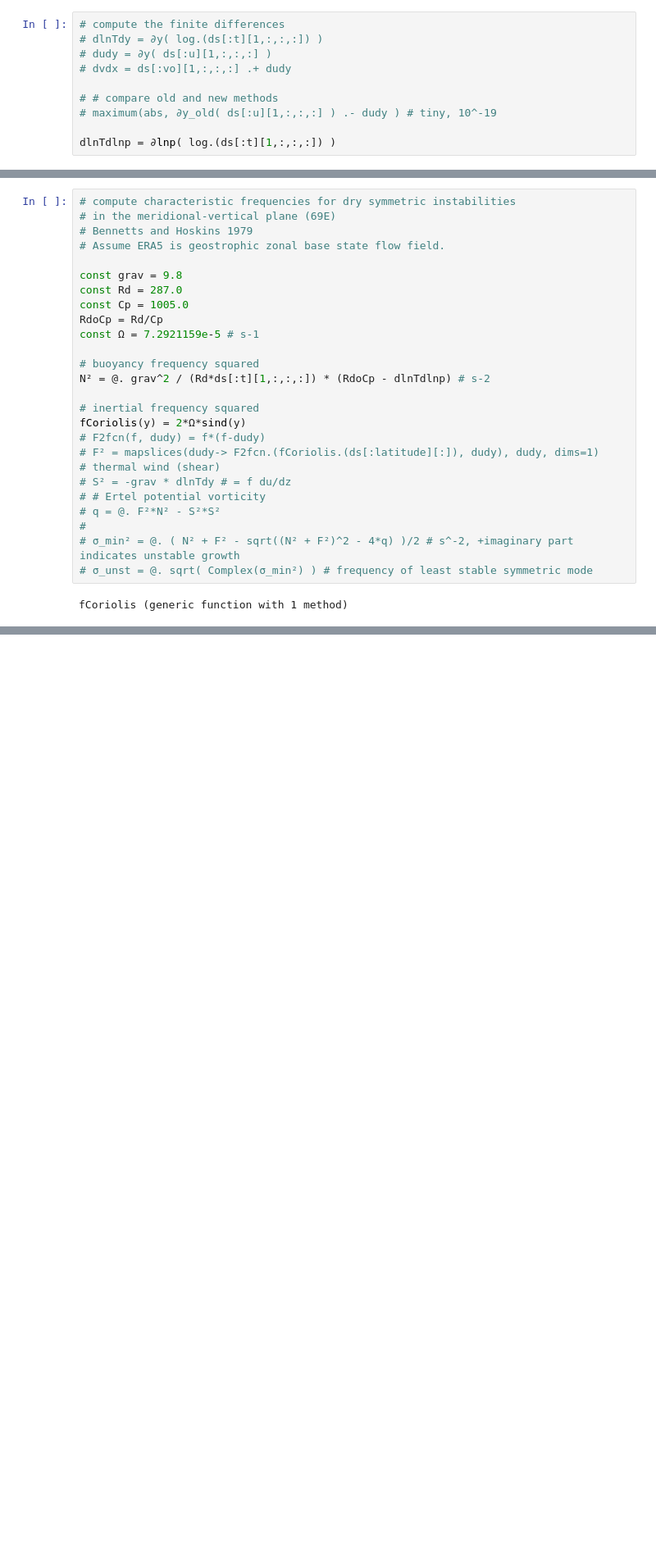
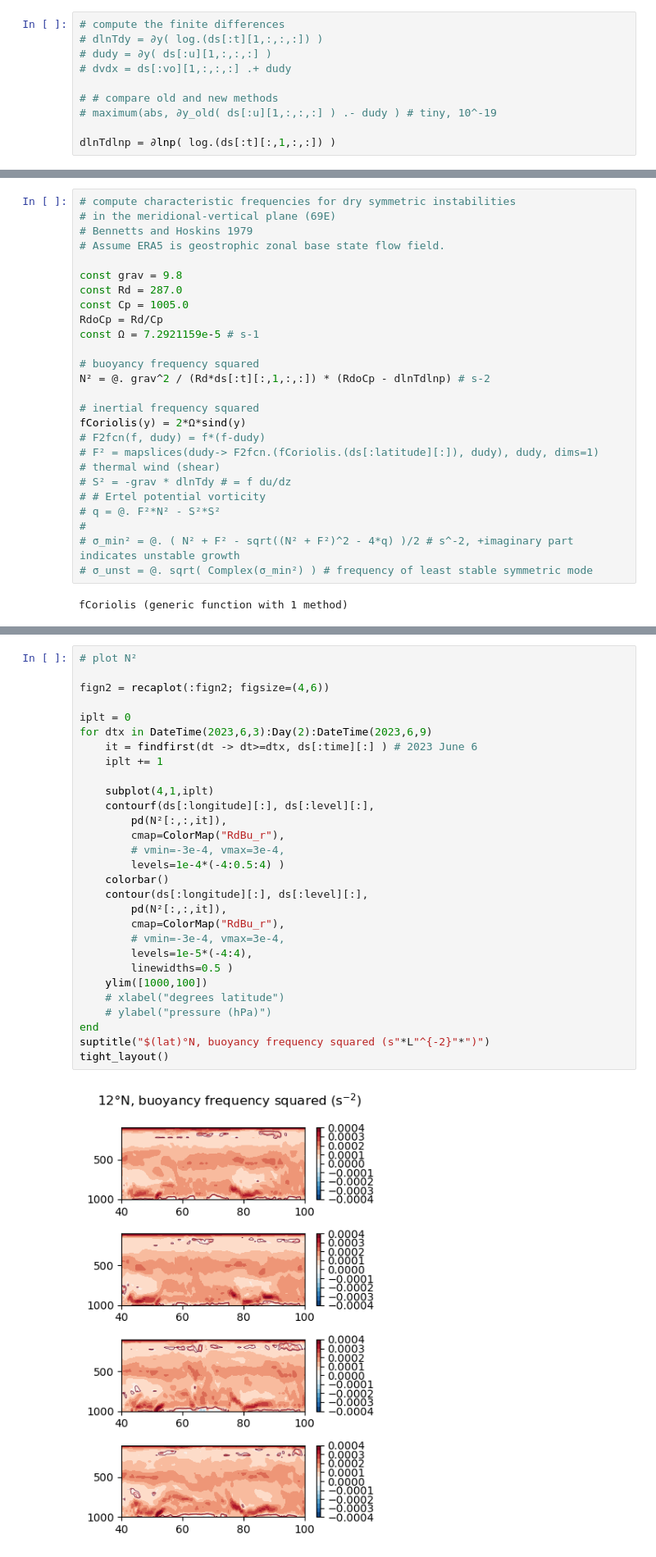
Before and after one commit to deszoeke/ASTRAL-era5, a Jupyter notebook: src/plot_12n.ipynb, the cells around one changed output, grey strips where cells are left out. Shown at 82% size. Saved outputs shown, nothing was run; the diff lists cells and outputs as text; blank space fills up the shorter version.

```diff
--- a/src/plot_12n.ipynb
+++ b/src/plot_12n.ipynb
@@ -244,5 +246,5 @@ end
 # # compare old and new methods
 # maximum(abs, ∂y_old( ds[:u][1,:,:,:] ) .- dudy ) # tiny, 10^-19
 
-dlnTdlnp = ∂lnp( log.(ds[:t][1,:,:,:]) )
+dlnTdlnp = ∂lnp( log.(ds[:t][:,1,:,:]) )
 # %% [output]
@@ -279,7 +278,7 @@ RdoCp = Rd/Cp
 const Ω = 7.2921159e-5 # s-1
 
 # buoyancy frequency squared
-N² = @. grav^2 / (Rd*ds[:t][1,:,:,:]) * (RdoCp - dlnTdlnp) # s-2
+N² = @. grav^2 / (Rd*ds[:t][:,1,:,:]) * (RdoCp - dlnTdlnp) # s-2
 
 # inertial frequency squared
 fCoriolis(y) = 2*Ω*sind(y)
@@ -375,0 +343,31 @@ gcf()
+# %%
+# plot N²
+
+fign2 = recaplot(:fign2; figsize=(4,6))
+
+iplt = 0
+for dtx in DateTime(2023,6,3):Day(2):DateTime(2023,6,9)
+    it = findfirst(dt -> dt>=dtx, ds[:time][:] ) # 2023 June 6
+    iplt += 1
+
+    subplot(4,1,iplt)
+    contourf(ds[:longitude][:], ds[:level][:],
+        pd(N²[:,:,it]),
+        cmap=ColorMap("RdBu_r"),
+        # vmin=-3e-4, vmax=3e-4,
+        levels=1e-4*(-4:0.5:4) )
+    colorbar()
+    contour(ds[:longitude][:], ds[:level][:],
+        pd(N²[:,:,it]),
+        cmap=ColorMap("RdBu_r"),
+        # vmin=-3e-4, vmax=3e-4,
+        levels=1e-5*(-4:4),
+        linewidths=0.5 )
+    ylim([1000,100])
+    # xlabel("degrees latitude")
+    # ylabel("pressure (hPa)")
+end
+suptitle("$(lat)°N, buoyancy frequency squared (s"*L"^{-2}"*")")
+tight_layout()
+# %% [output]
+[figure, added]
```
Also changed, not shown: parts of 21 cells of this notebook, 1 other file.
